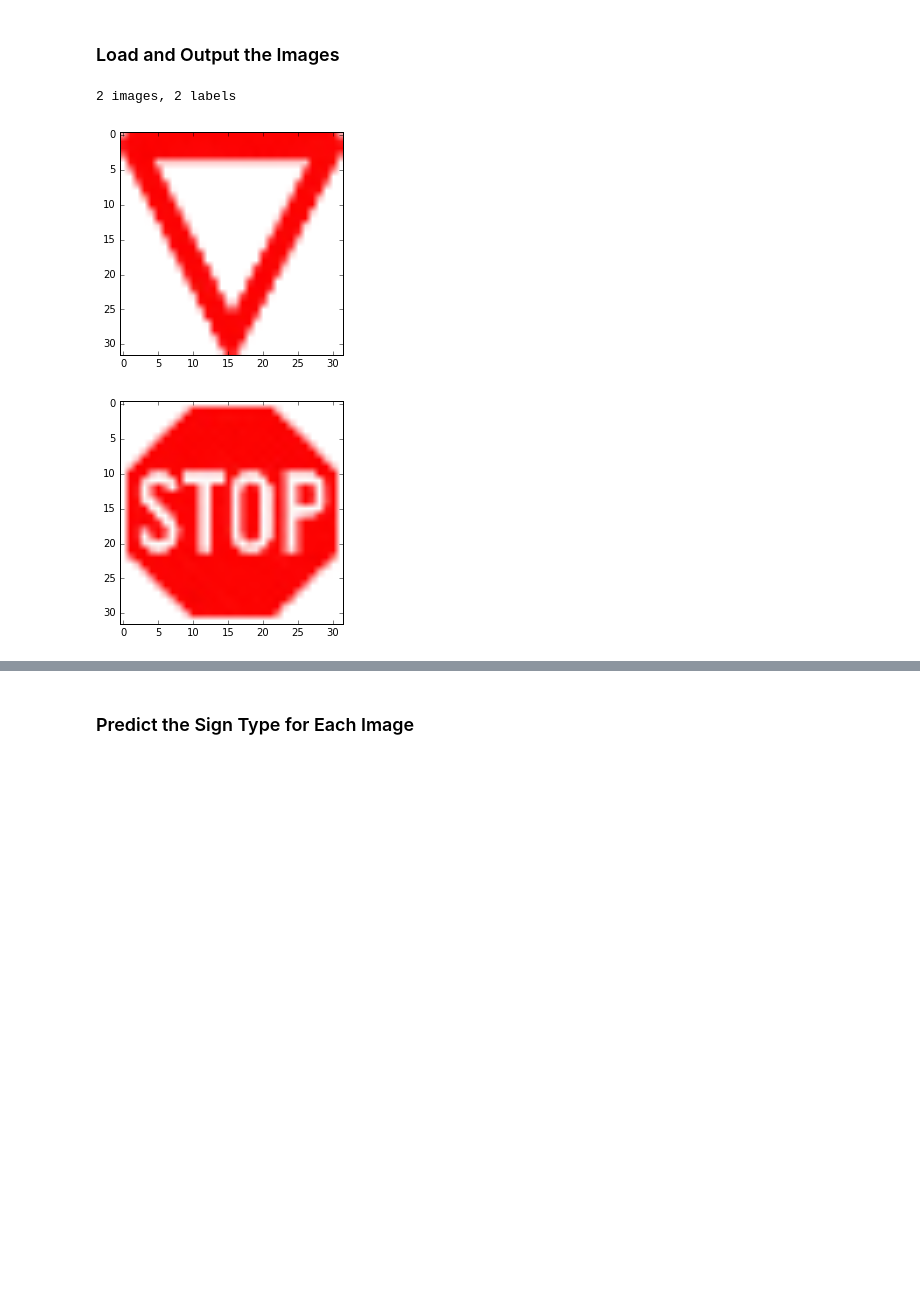
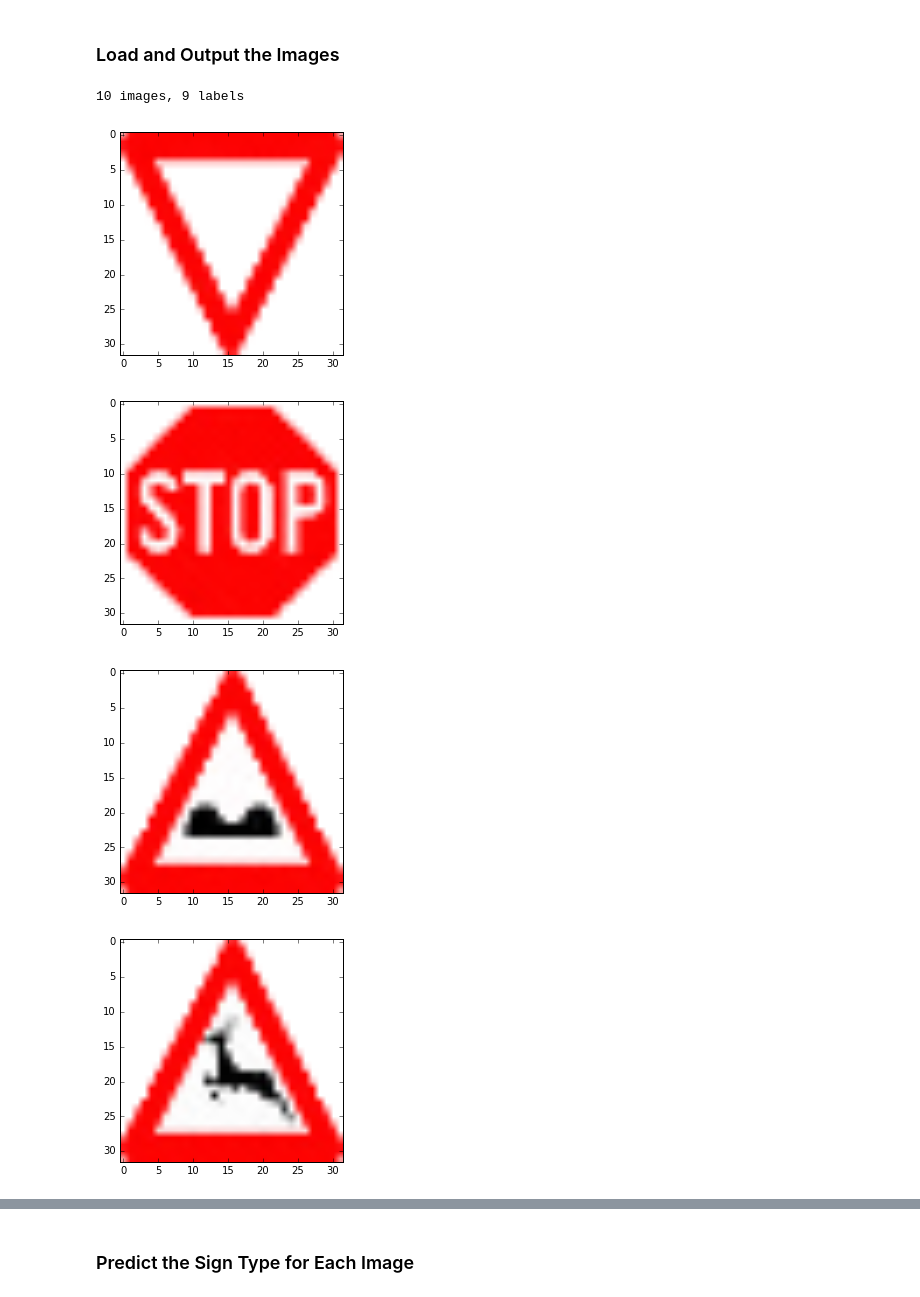
Before and after one commit to Grety/CarND-Traffic-Sign-Classifier-Project, a Jupyter notebook: Traffic_Sign_Classifier.ipynb, the cells around one changed output, grey strips where cells are left out. Drawn from its saved outputs; the diff is of its cells as text; code cells hidden in the pictures; blank space fills up the shorter version.

```diff
--- a/Traffic_Sign_Classifier.ipynb
+++ b/Traffic_Sign_Classifier.ipynb
@@ -421,22 +503,24 @@ test_data_dir = 'DefinedTS'
 # %%
 ### Load the images and plot them here.
 print('scanning folders...\r');
-images, labels = load_data(test_data_dir, exten='.png')
+web_images, web_labels = load_data(test_data_dir, exten='.png')
 clear_output(wait=True);
-print(len(images), 'images,', len(labels), 'labels')
+print(len(web_images), 'images,', len(unique(web_labels)), 'labels')
 # %% [output]
-2 images, 2 labels
+10 images, 9 labels
 # %%
-new_signs_img = np.zeros([len(images),32,32,3],dtype=np.uint8)
+new_signs_img = np.zeros([len(web_images),32,32,3],dtype=np.uint8)
 
-for id,img in enumerate(images):
-    images[id] = cv2.resize(img,dsize=(32,32))
-    new_signs_img[id] = images[id]
+for id,img in enumerate(web_images):
+    web_images[id] = cv2.resize(img,dsize=(32,32))
+    new_signs_img[id] = web_images[id]
 
 
 for imgname in new_signs_img:
     plt.imshow(imgname)
     plt.show()
 # %% [output]
 [figure]
 [figure]
+[figure, added]
+[figure, added]
```
Also changed, not shown: parts of 14 cells of this notebook.
